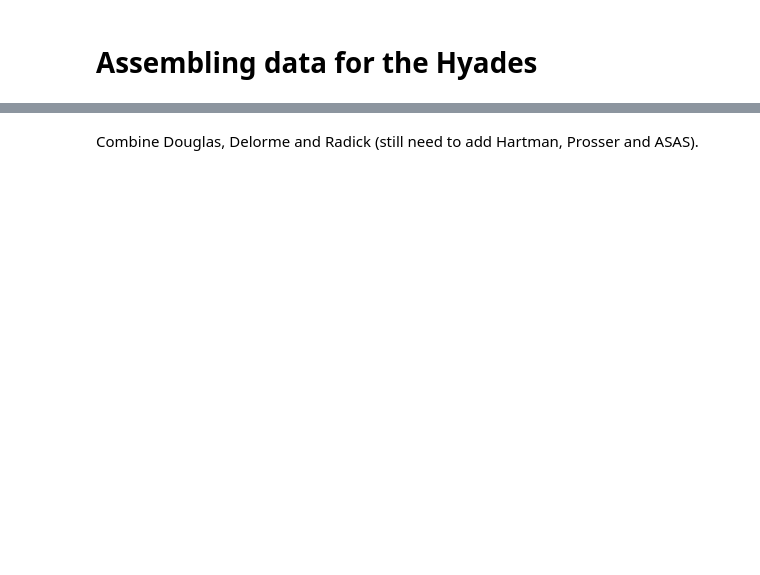
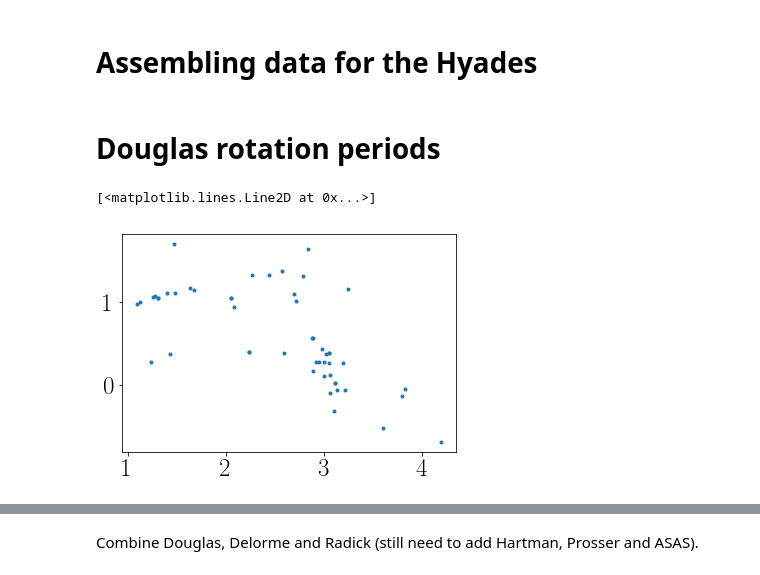
Before and after one commit to RuthAngus/stardate, a Jupyter notebook: code/Hyades.ipynb, the cells around one changed output, grey strips where cells are left out. Cells and saved outputs as stored; diff of their text form; code cells hidden in the pictures; blank space fills up the shorter version.

```diff
--- a/code/Hyades.ipynb
+++ b/code/Hyades.ipynb
@@ -28,3 +28,12 @@ def convert_hours_to_degrees(df, ra_name, dec_name):
     df["ra"] = RA
     df["dec"] = DE
     return df
+# %% [markdown]
+# Douglas rotation periods
+# %%
+douglas = pd.read_csv("../data/hyades.csv")
+m = 0 < douglas.prot.values
+plt.plot(douglas.bp[m] - douglas.rp[m], np.log10(douglas.prot[m]), ".")
+# %% [output]
+[<matplotlib.lines.Line2D at 0x...>]
+[figure, added]
```
Also changed, not shown: parts of 42 cells of this notebook.
